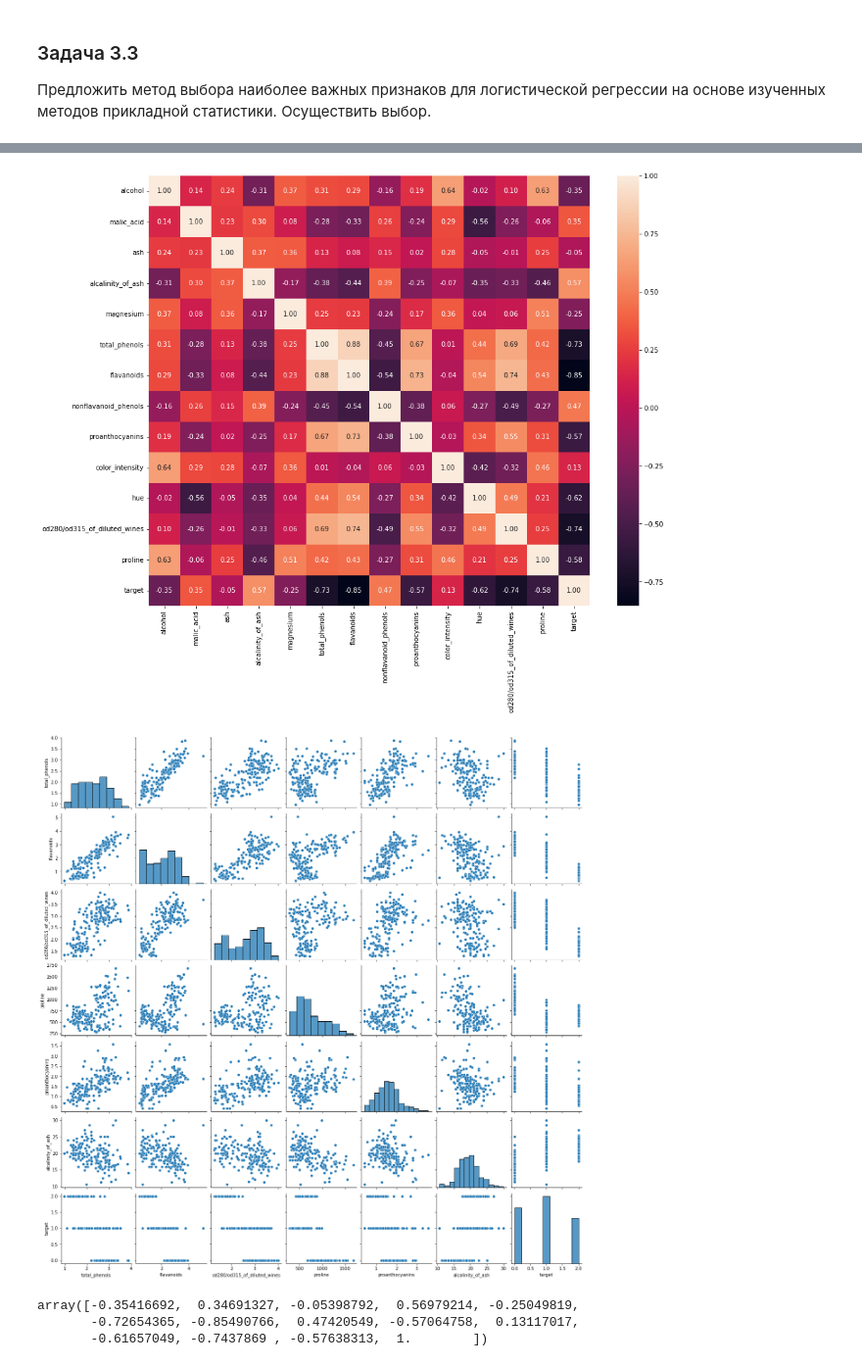
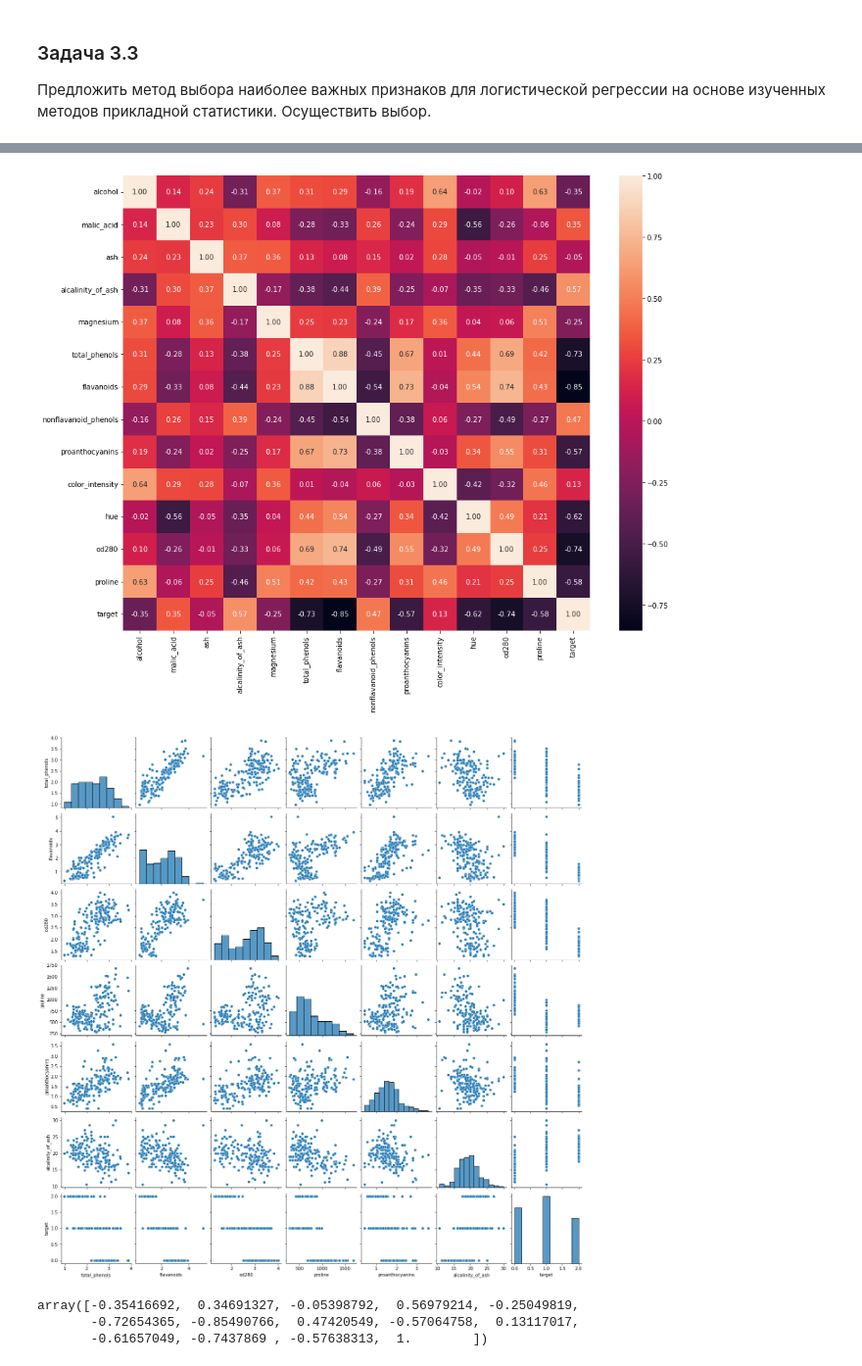
Before and after one commit to Alexuserx/Stats, a Jupyter notebook: Lab1/Stats_lab1.ipynb, the cells around one changed output, grey strips where cells are left out. Shown at 98% size. Cells and saved outputs as stored; diff of their text form; code cells hidden in the pictures.

```diff
--- a/Lab1/Stats_lab1.ipynb
+++ b/Lab1/Stats_lab1.ipynb
@@ -185,6 +199,7 @@ y_wine = wine['target']
 
 df_wine = X_wine
 df_wine['target'] = y_wine
+df_wine.rename(columns = {'od280/od315_of_diluted_wines':'od280'}, inplace=True)
 df_wine.sample(10).sort_index()
 # %% [output]
 |  | alcohol | malic_acid | ash | alcalinity_of_ash | magnesium | total_phenols | flavanoids | ... |
@@ -202,17 +217,17 @@ df_wine.sample(10).sort_index()
 plt.figure(figsize = (15, 12))
 _ = sns.heatmap(df_wine.corr(method = 'spearman'), annot=True, fmt = '.2f')
 # %% [output]
-[figure, old version]
+[figure, new version]
 # %%
 _ = sns.pairplot(df_wine[['total_phenols',
                           'flavanoids',
-                          'od280/od315_of_diluted_wines',
+                          'od280',
                           'proline',
                           'proanthocyanins',
                           'alcalinity_of_ash',
                           'target']])
 # %% [output]
-[figure, old version]
+[figure, new version]
 # %%
 corr_matrix = df_wine.corr(method = 'spearman') \
                      .to_numpy(dtype = 'float64')
```
Also changed, not shown: parts of 52 cells of this notebook, 1 other file.
